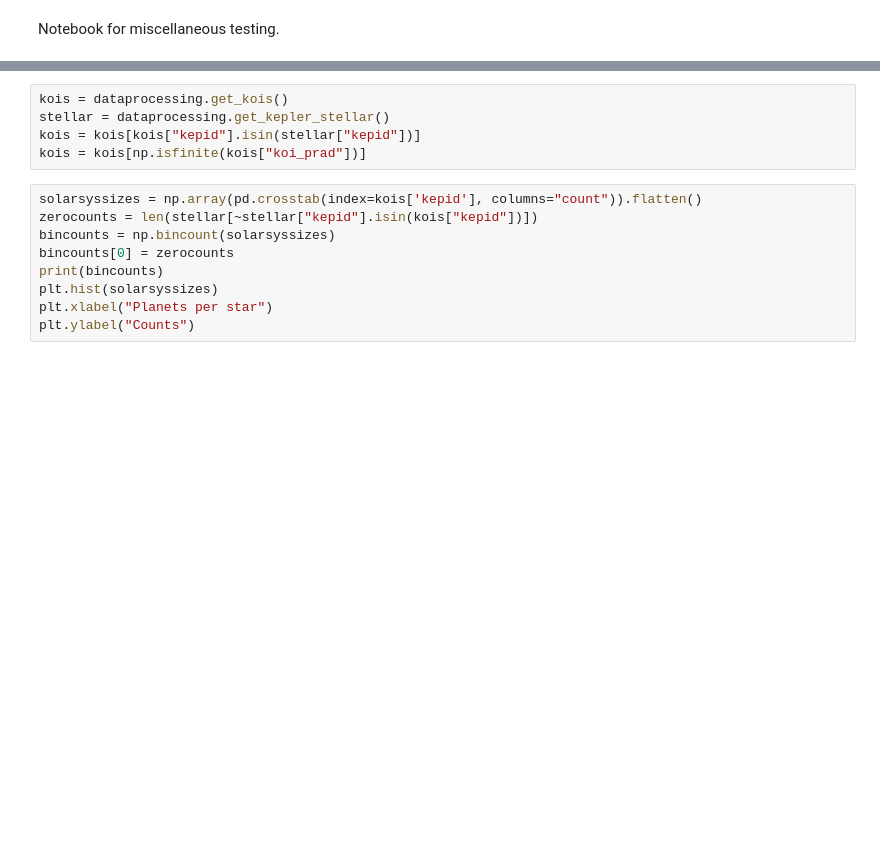
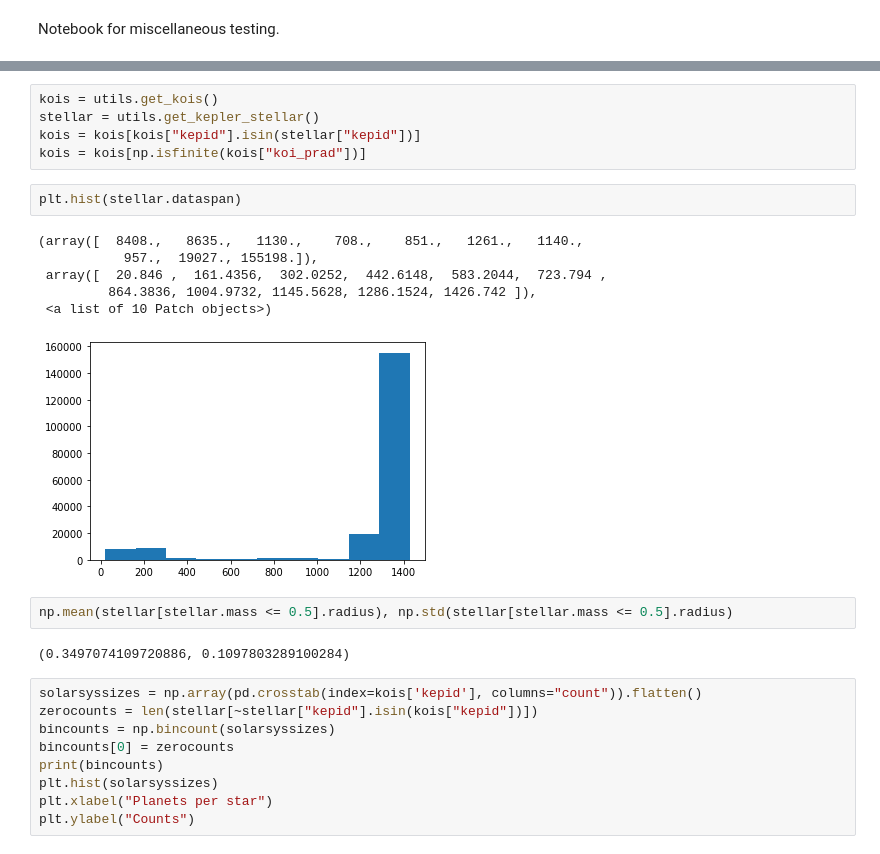
Before and after one commit to aditya-sengupta/exosyssim-prototyping, a Jupyter notebook: notebooks/misc_testing.ipynb, the cells around one changed output, grey strips where cells are left out. Saved outputs shown, nothing was run; the diff lists cells and outputs as text; blank space fills up the shorter version.

```diff
--- a/notebooks/misc_testing.ipynb
+++ b/notebooks/misc_testing.ipynb
@@ -21,8 +18,21 @@ The autoreload extension is already loaded. To reload it, use:
 # %%
-kois = dataprocessing.get_kois()
-stellar = dataprocessing.get_kepler_stellar()
+kois = utils.get_kois()
+stellar = utils.get_kepler_stellar()
 kois = kois[kois["kepid"].isin(stellar["kepid"])]
 kois = kois[np.isfinite(kois["koi_prad"])]
+# %%
+plt.hist(stellar.dataspan)
+# %% [output]
+(array([  8408.,   8635.,   1130.,    708.,    851.,   1261.,   1140.,
+           957.,  19027., 155198.]),
+ array([  20.846 ,  161.4356,  302.0252,  442.6148,  583.2044,  723.794 ,
+         864.3836, 1004.9732, 1145.5628, 1286.1524, 1426.742 ]),
+ <a list of 10 Patch objects>)
+[figure, added]
+# %%
+np.mean(stellar[stellar.mass <= 0.5].radius), np.std(stellar[stellar.mass <= 0.5].radius)
+# %% [output]
+(0.3497074109720886, 0.1097803289100284)
 # %%
 solarsyssizes = np.array(pd.crosstab(index=kois['kepid'], columns="count")).flatten()
 zerocounts = len(stellar[~stellar["kepid"].isin(kois["kepid"])])
```
Also changed, not shown: parts of 1 cell of this notebook, 8 other files.
